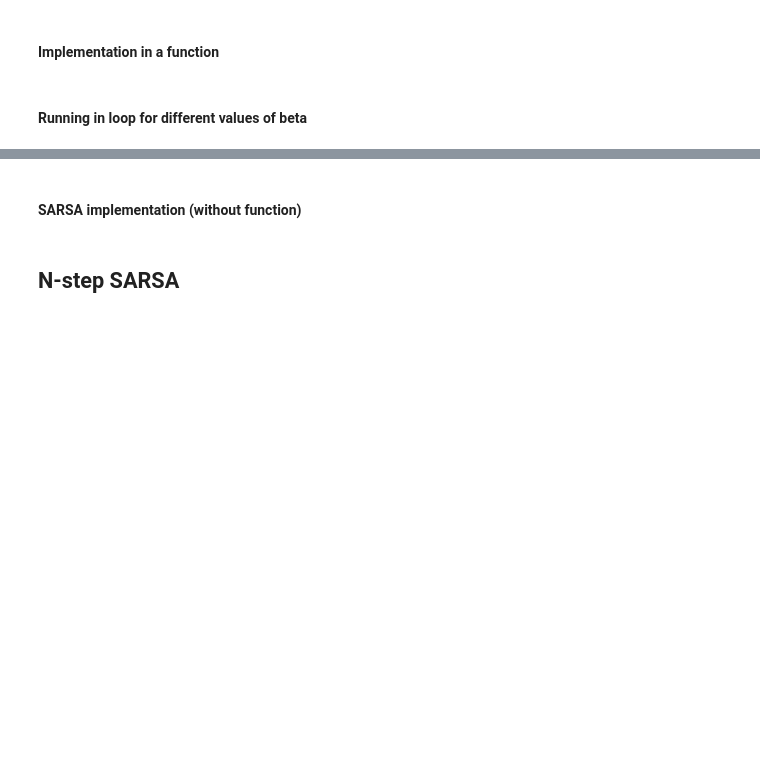
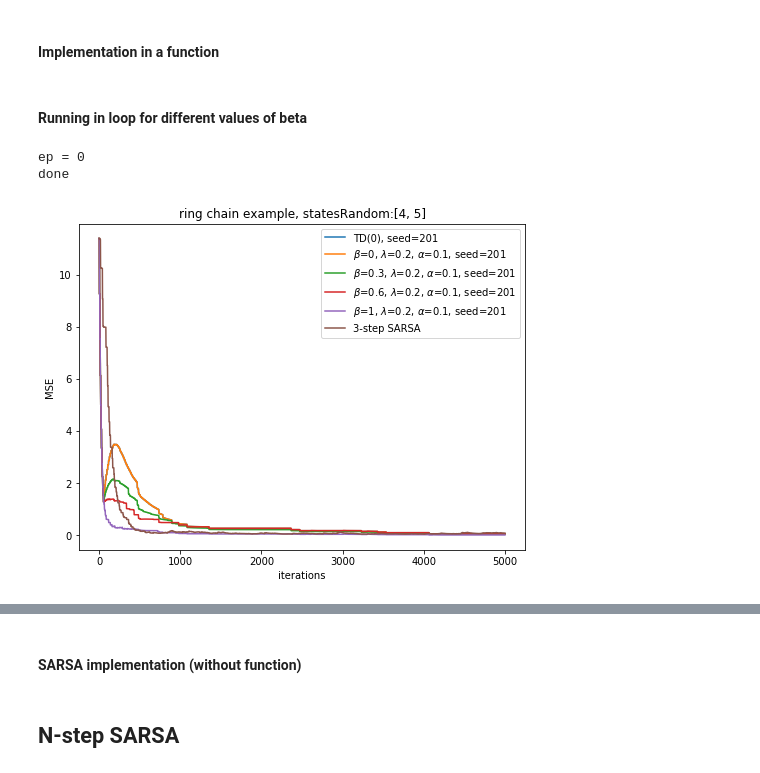
Before and after one commit to barleen-kaur/temporal_regularization_control, a Jupyter notebook: main3.ipynb, the cells around one changed output, grey strips where cells are left out. Saved outputs shown, nothing was run; the diff lists cells and outputs as text; code cells hidden in the pictures; blank space fills up the shorter version.

```diff
--- a/main3.ipynb
+++ b/main3.ipynb
@@ -41,3 +58,70 @@ def runSARSA(env, agent, randomStates, updateAllStates=False):
     return MSE, Qvals
 # %% [markdown]
 #### Running in loop for different values of beta
+# %%
+# Running the algorithm for 1-step methods
+seed = 201
+randomStates = [4,5,6,7,8,9]
+alpha = 0.1
+plt.figure(figsize=(8,6))
+for beta in [0, 0.3, 0.6, 1]:
+    for lambd in [0.2]:
+        agent = AgentSARSA(env, epsDecay=False, eps=0.05, beta=beta, lambd=lambd, alpha=alpha)
+        agent.Q = env.optimalQ.copy()
+        np.random.seed(seed)
+        agent.Q[randomStates,:] = np.random.rand(len(randomStates),2)*5
+        MSE, _ = runSARSA(env, agent, randomStates)
+        if(beta==0):
+            plt.plot(MSE[:5000], label=r'TD(0), seed={}'.format(seed))
+        plt.plot(MSE[:5000], label=r'$\beta$={}, $\lambda$={}, $\alpha$={}, seed={}'.format(beta, lambd, alpha, seed))
+
+
+# Running the algorithm for n-step methods
+no_steps = 3
+agent = AgentNstepSARSA(env, no_steps=no_steps, eps=0.5, epsDecay=True)
+n = agent.no_steps
+randomStates = [4,5]
+MSE=[]
+agent.Q = env.optimalQ.copy()
+np.random.seed(seed)
+agent.Q[randomStates,:] = np.random.rand(len(randomStates),2)*5
+for ep in range(1):
+    print('ep = ' + str(ep))
+    state = env.reset()
+    action = agent.chooseActionEps(state)
+    agent.state_memory[0], agent.action_memory[0] =  state, action
+    T = 10000
+    for t in range(T):
+        if(t < T):
+            state, reward, done, _ = env.step(action)
+            agent.state_memory[t+1], agent.reward_memory[t+1] = state, reward
+            if(done):
+                print("done")
+                T = t + 1
+            else:
+                action = agent.chooseActionEps(state)
+                agent.action_memory[t+1] = action
+        tau  = t - n + 1
+        if(tau>=0):
+            rewardsVector = agent.reward_memory[tau+1:np.minimum(tau+n,T)]
+            discountingVector = np.power(agent.gamma, np.arange(0, rewardsVector.shape[0]))
+            G = np.sum(np.multiply(rewardsVector, discountingVector))
+            if(tau + n < T):
+                G = G + agent.gamma**n * agent.Q[agent.state_memory[tau + n].astype('int'), agent.action_memory[tau+n].astype('int')]
+            if(agent.state_memory[tau].astype('int') in randomStates):
+                agent.Q[agent.state_memory[tau].astype('int'), agent.action_memory[tau].astype('int')] += agent.alpha * (G - agent.Q[agent.state_memory[tau].astype('int'), agent.action_memory[tau].astype('int')])
+
+            MSE.append(np.square(agent.Q[randomStates[0],:] - env.optimalQ[randomStates[0],:]).mean())
+
+        if(tau==T-1):
+            break
+
+plt.plot(MSE[:5000], label=str(no_steps)+'-step SARSA')
+
+# Plotting the results
+plt.legend(), plt.xlabel('iterations'), plt.ylabel('MSE'), plt.title('ring chain example, statesRandom:' + str(randomStates))
+plt.show()
+# %% [output]
+ep = 0
+done
+[figure, added]
```
Also changed, not shown: parts of 6 cells of this notebook.
